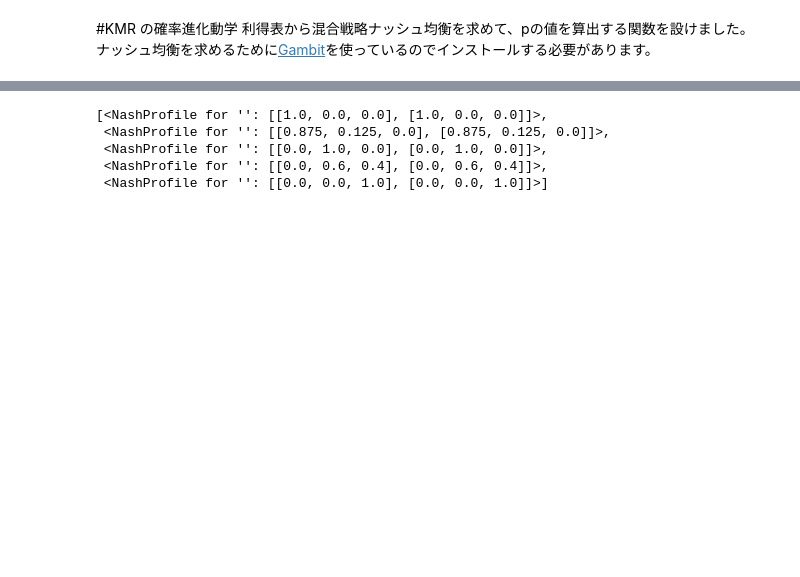
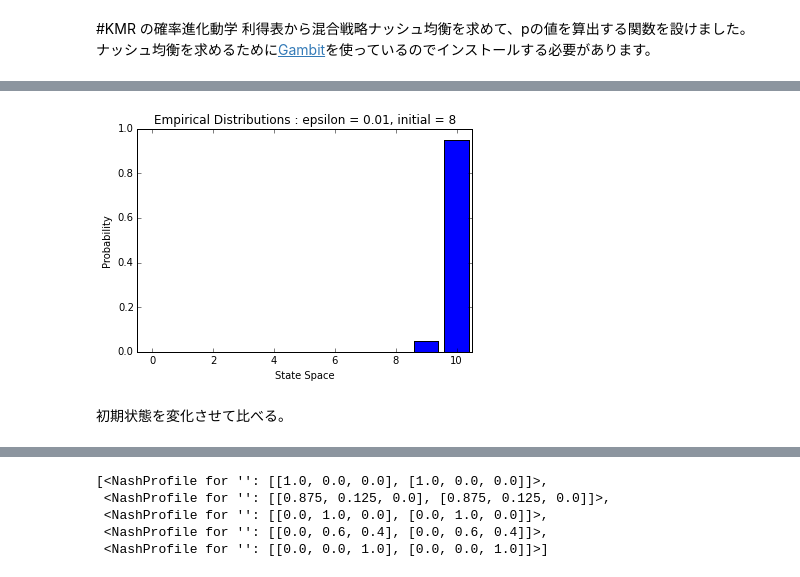
Before and after one commit to IanMadlenya/Game-Theory, a Jupyter notebook: StochasticEvolution/KMR.ipynb, the cells around one changed output, grey strips where cells are left out. Cells and saved outputs as stored; diff of their text form; code cells hidden in the pictures; blank space fills up the shorter version.

```diff
--- a/StochasticEvolution/KMR.ipynb
+++ b/StochasticEvolution/KMR.ipynb
@@ -11,0 +43,7 @@ import numpy as np
+# %%
+# 頻度分布
+k.plot_empirical_distribution()
+# %% [output]
+[figure, added]
+# %% [markdown]
+初期状態を変化させて比べる。
```
Also changed, not shown: parts of 25 cells of this notebook, 1 other file.
